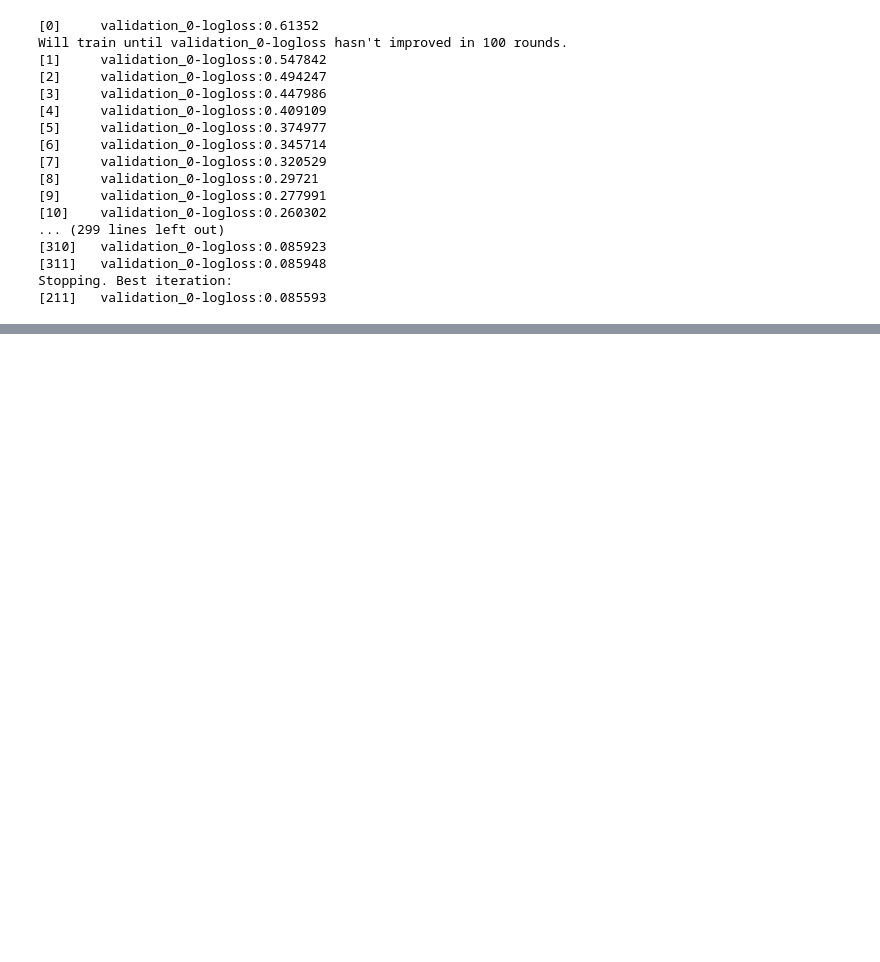
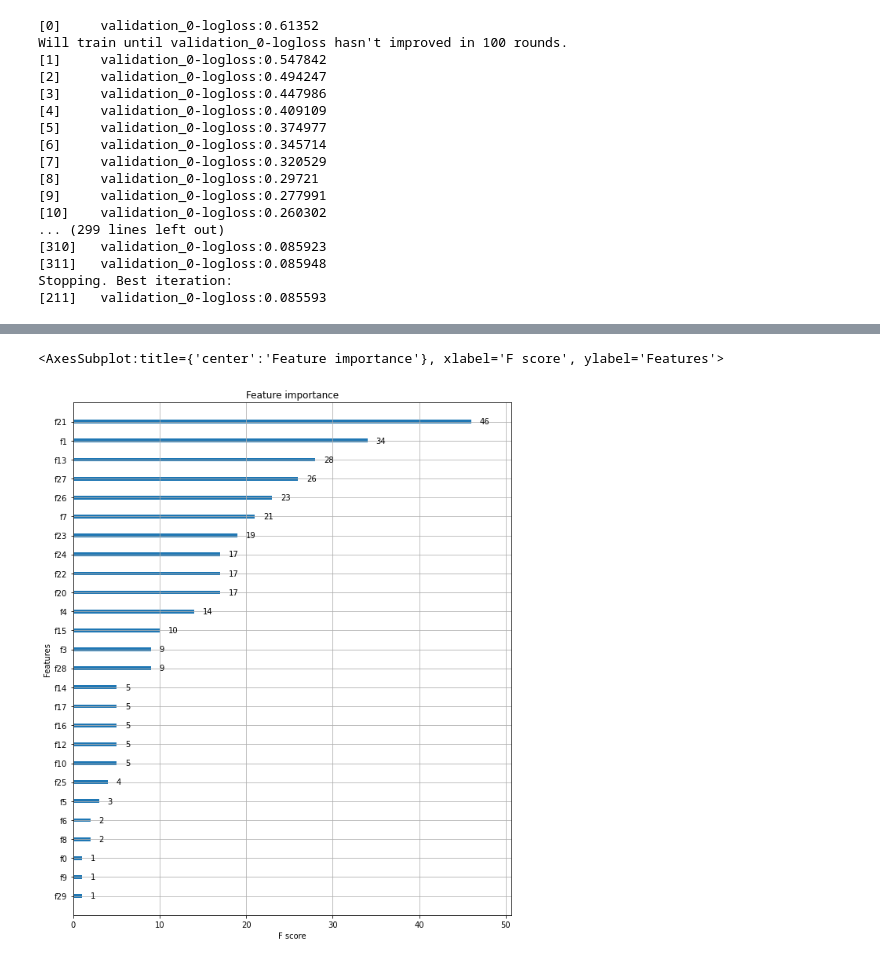
Before and after one commit to bnv20/Caba_ml, a Jupyter notebook: ML43_XGBoost_guide.ipynb, the cells around one changed output, grey strips where cells are left out. Saved outputs shown, nothing was run; the diff lists cells and outputs as text; code cells hidden in the pictures; blank space fills up the shorter version.

```diff
--- a/ML43_XGBoost_guide.ipynb
+++ b/ML43_XGBoost_guide.ipynb
@@ -64,0 +89,7 @@ Stopping. Best iteration:
+# %%
+# early_stopping_rounds = 10
+xgb_wrapper.fit(X_train,y_train, early_stopping_rounds=10,eval_set=evals, \
+                eval_metric='logloss',verbose=True)
+ws10_preds = xgb_wrapper.predict(X_test)
+ws10_preds_proba = xgb_wrapper.predict_proba(X_test)[:,1]
+get_clf_eval(y_test, ws10_preds, ws10_preds_proba)
@@ -64,0 +114,9 @@ Stopping. Best iteration:
+# %%
+from xgboost import plot_importance
+import matplotlib.pyplot as plt
+
+fig, ax = plt.subplots(figsize=(10,12))
+plot_importance(xgb_wrapper, ax=ax)
+# %% [output]
+<AxesSubplot:title={'center':'Feature importance'}, xlabel='F score', ylabel='Features'>
+[figure, added]
```
Also changed, not shown: parts of 5 cells of this notebook, 1 other file.
